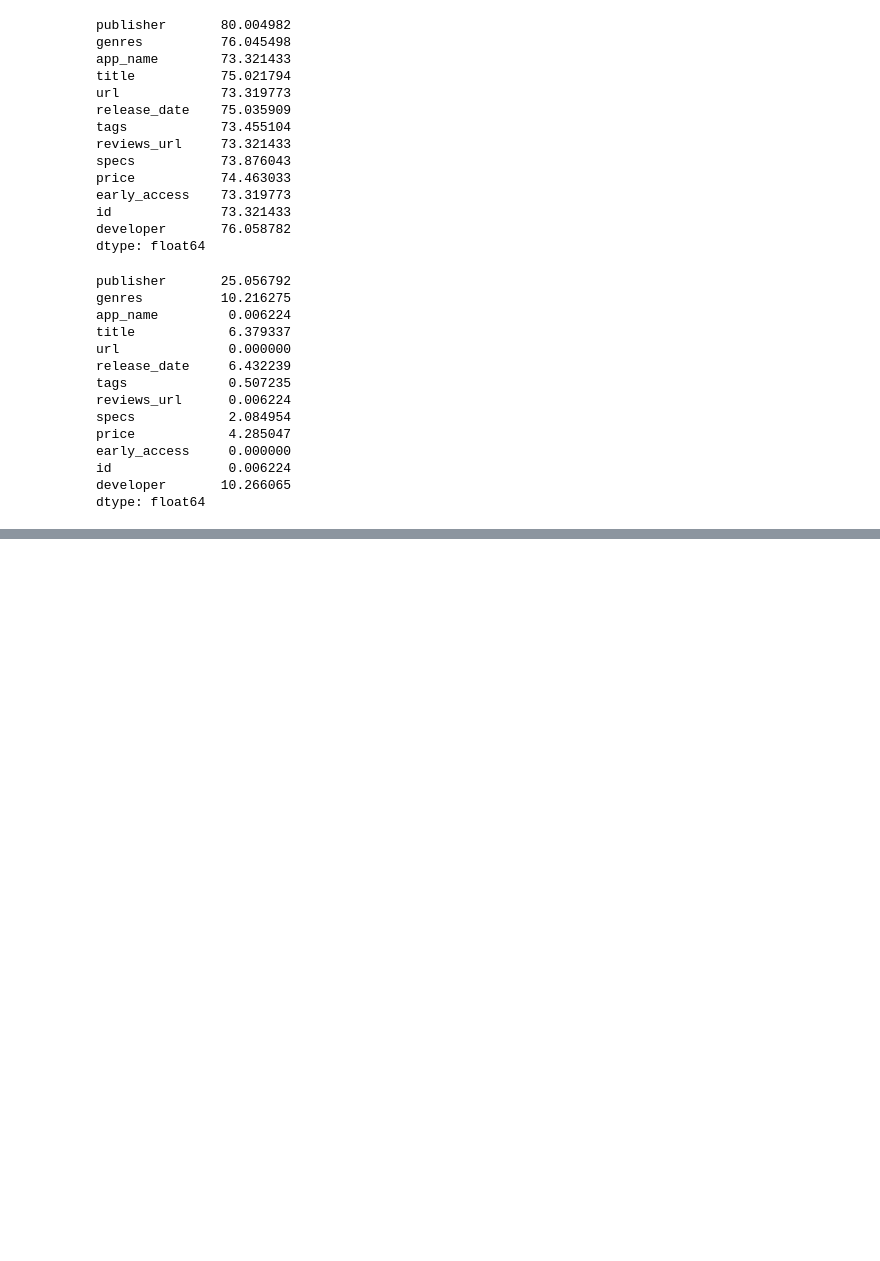
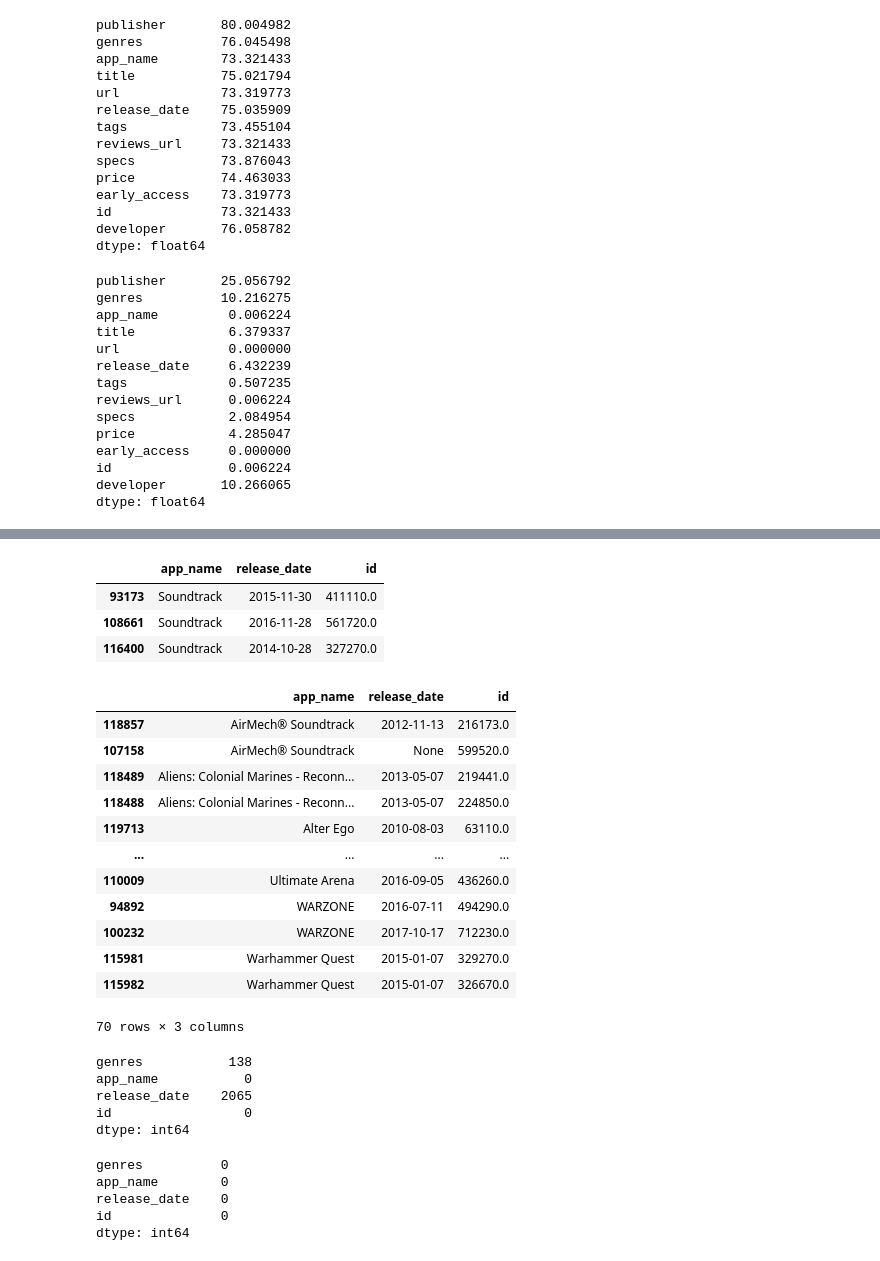
Before and after one commit to MarceloOrtizz/Proyecto_MLOps_Steam, a Jupyter notebook: etl_eda/ETL_steam_games.ipynb, the cells around one changed output, grey strips where cells are left out. Drawn from its saved outputs; the diff is of its cells as text; code cells hidden in the pictures; blank space fills up the shorter version.

Commit message:
fin ETL steam / steam_games.csv limpio

```diff
--- a/etl_eda/ETL_steam_games.ipynb
+++ b/etl_eda/ETL_steam_games.ipynb
@@ -104,0 +147,2 @@ steam_games.sample(10)
+# %%
+steam_games.dropna(subset=['app_name'], inplace=True)
@@ -104,0 +167,18 @@ steam_games.sample(10)
+# %%
+# Funcion para extraer el numero de id de la url
+
+def imputar_id(url):
+    #buscamos el patron regular en la url
+    patron = r"/app/(\d+)"
+
+    #numero de id en url
+    num = re.search(patron, url)
+
+    #si es un numero lo retorna, sino sigue nulo
+    if num:
+        numero = num.group(1)
+        return int(numero)
+    else:
+        return None
+# %%
+steam_games.loc[steam_games['id'].isna(), 'id'] = steam_games.loc[steam_games['id'].isna(), 'url'].apply(imputar_id)
@@ -104,0 +218,3 @@ steam_games.sample(10)
+# %%
+# borro esos registros con valores duplicados en id, app_name y release_date
+steam_games.drop_duplicates(subset=['app_name','release_date','id'], inplace=True)
@@ -104,0 +237,25 @@ steam_games.sample(10)
+# %%
+duplicado = steam_games['app_name'].value_counts() > 2
+steam_games[['app_name','release_date','id']][steam_games['app_name'].isin(duplicado[duplicado].index)].sort_values('app_name')
+# %% [output]
+|  | app_name | release_date | id |
+| 93173 | Soundtrack | 2015-11-30 | 411110.0 |
+| 108661 | Soundtrack | 2016-11-28 | 561720.0 |
+| 116400 | Soundtrack | 2014-10-28 | 327270.0 |
+# %%
+duplicado = steam_games['app_name'].value_counts() == 2
+steam_games[['app_name','release_date','id']][steam_games['app_name'].isin(duplicado[duplicado].index)].sort_values('app_name')
+# %% [output]
+|  | app_name | release_date | id |
+| 118857 | AirMech® Soundtrack | 2012-11-13 | 216173.0 |
+| 107158 | AirMech® Soundtrack | None | 599520.0 |
+| 118489 | Aliens: Colonial Marines - Reconn... | 2013-05-07 | 219441.0 |
+| 118488 | Aliens: Colonial Marines - Reconn... | 2013-05-07 | 224850.0 |
+| 119713 | Alter Ego | 2010-08-03 | 63110.0 |
+| ... | ... | ... | ... |
+| 110009 | Ultimate Arena | 2016-09-05 | 436260.0 |
+| 94892 | WARZONE | 2016-07-11 | 494290.0 |
+| 100232 | WARZONE | 2017-10-17 | 712230.0 |
+| 115981 | Warhammer Quest | 2015-01-07 | 329270.0 |
+| 115982 | Warhammer Quest | 2015-01-07 | 326670.0 |
+70 rows × 3 columns
@@ -104,0 +265,8 @@ steam_games.sample(10)
+# %%
+steam_games[['genres', 'app_name','release_date','id']].isna().sum()
+# %% [output]
+genres           138
+app_name           0
+release_date    2065
+id                 0
+dtype: int64
@@ -104,0 +276,8 @@ steam_games.sample(10)
+# %%
+steam_games[['genres', 'app_name','release_date','id']].isna().sum()
+# %% [output]
+genres          0
+app_name        0
+release_date    0
+id              0
+dtype: int64
```
Also changed, not shown: parts of 27 cells of this notebook, 1 other file.
